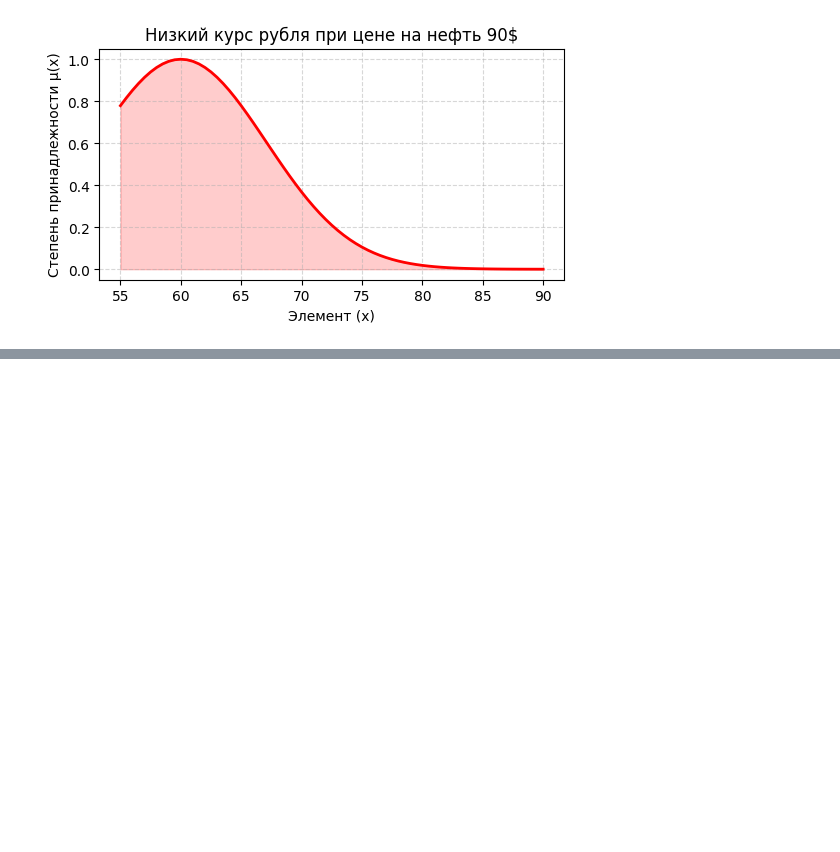
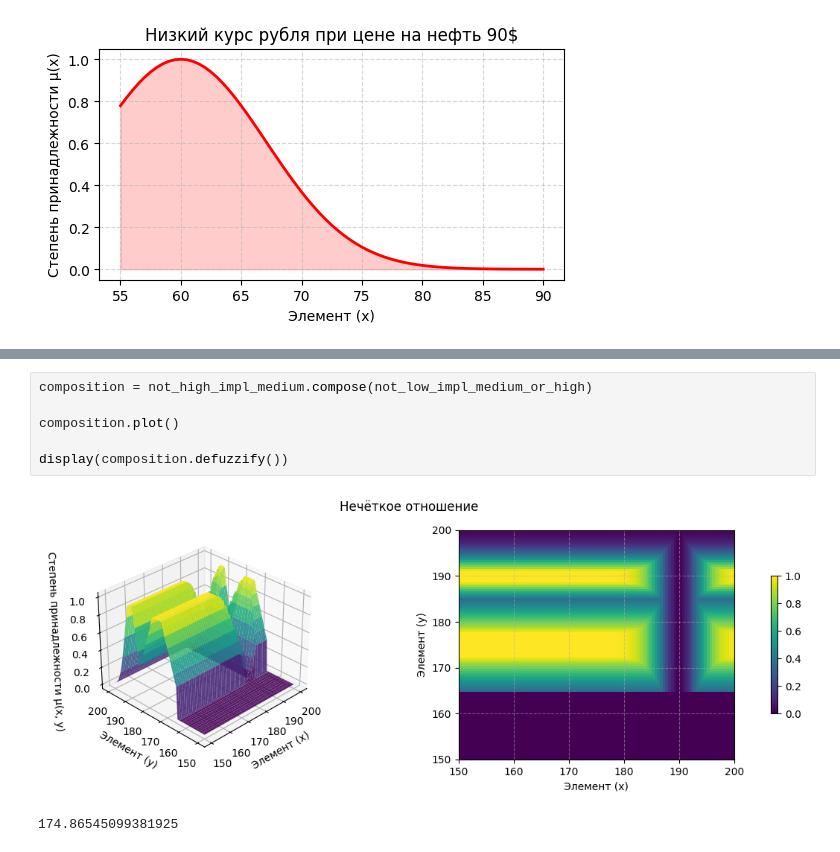
Before and after one commit to atrepalin/Algorithm-Threory-RSREU, a Jupyter notebook: 4_2.ipynb, the cells around one changed output, grey strips where cells are left out. Drawn from its saved outputs; the diff is of its cells as text; blank space fills up the shorter version.

```diff
--- a/4_2.ipynb
+++ b/4_2.ipynb
@@ -262,0 +336,9 @@ L.plot(title="Низкий курс рубля при цене на нефть 9
+# %%
+composition = not_high_impl_medium.compose(not_low_impl_medium_or_high)
+
+composition.plot()
+
+display(composition.defuzzify())
+# %% [output]
+[figure, added]
+174.86545099381925
```
Also changed, not shown: parts of 4 cells of this notebook.
